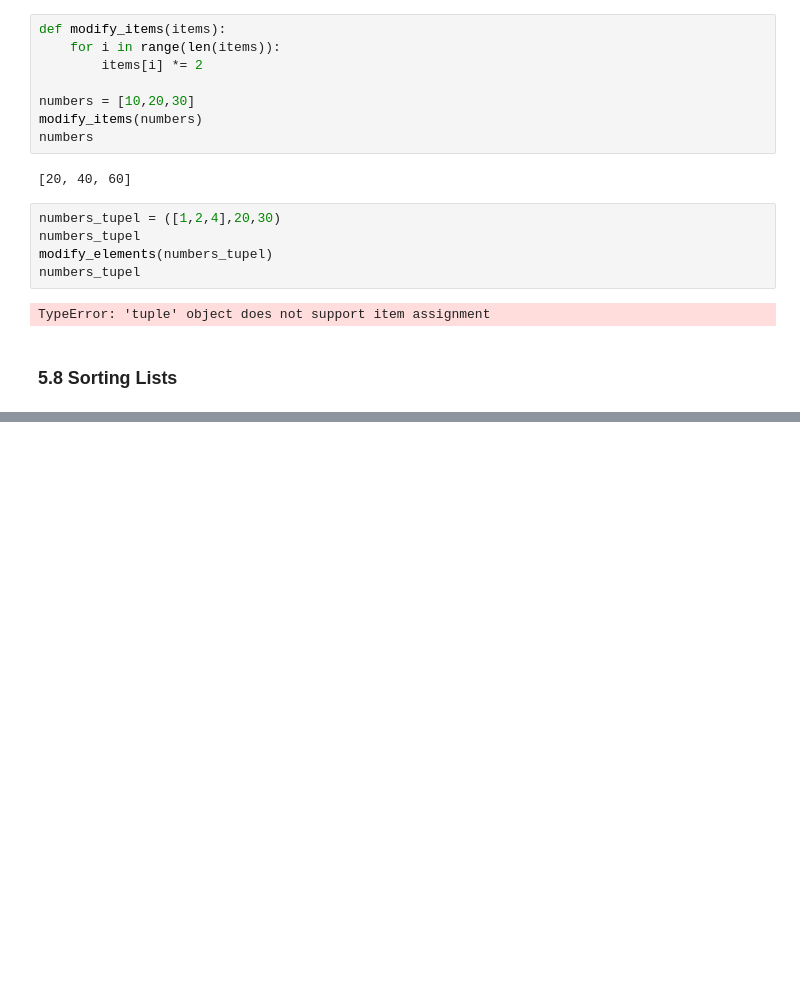
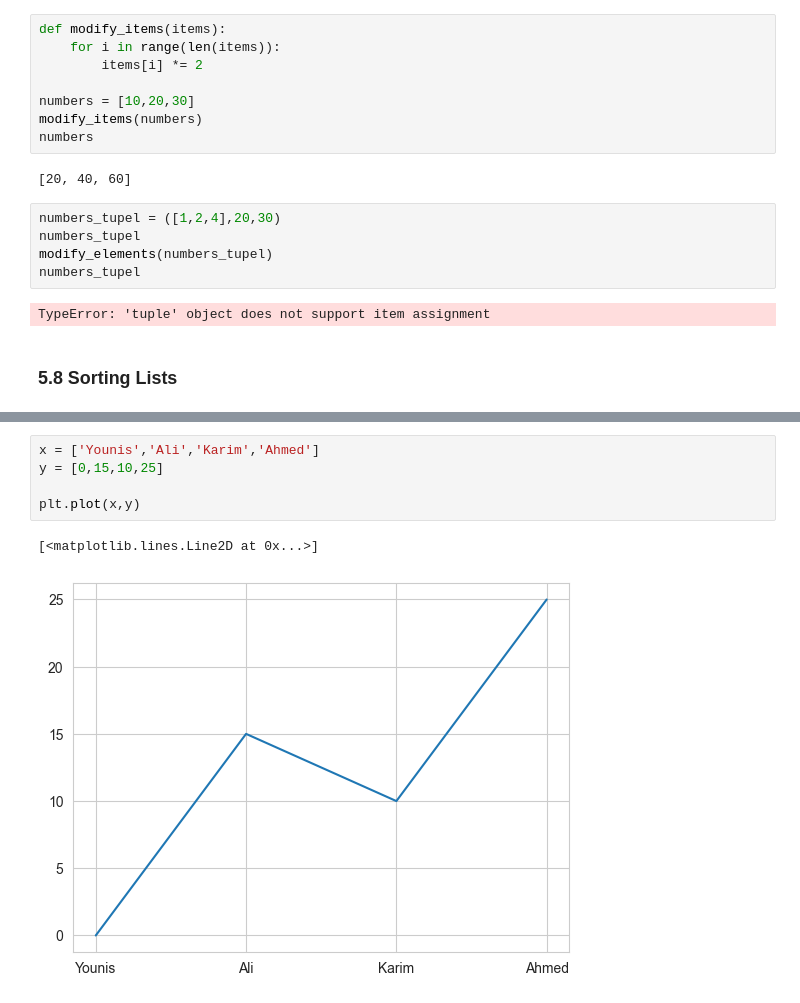
Before and after one commit to mohamedyounis94/IntroToPython, a Jupyter notebook: examples/ch05/EX.ipynb, the cells around one changed output, grey strips where cells are left out. Drawn from its saved outputs; the diff is of its cells as text; blank space fills up the shorter version.

```diff
--- a/examples/ch05/EX.ipynb
+++ b/examples/ch05/EX.ipynb
@@ -541,0 +937,8 @@ TypeError: 'tuple' object does not support item assignment
+# %%
+x = ['Younis','Ali','Karim','Ahmed']
+y = [0,15,10,25]
+
+plt.plot(x,y)
+# %% [output]
+[<matplotlib.lines.Line2D at 0x...>]
+[figure, added]
```
Also changed, not shown: parts of 115 cells of this notebook, 2 other files.
